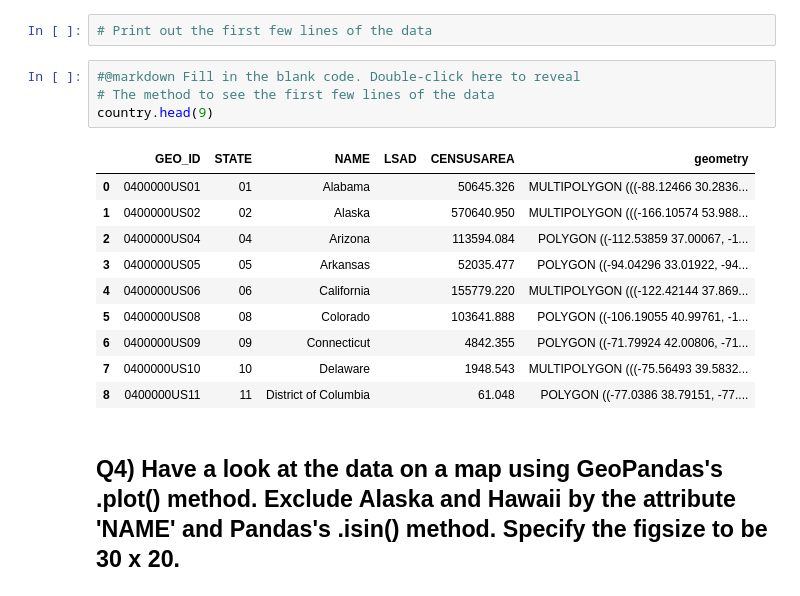
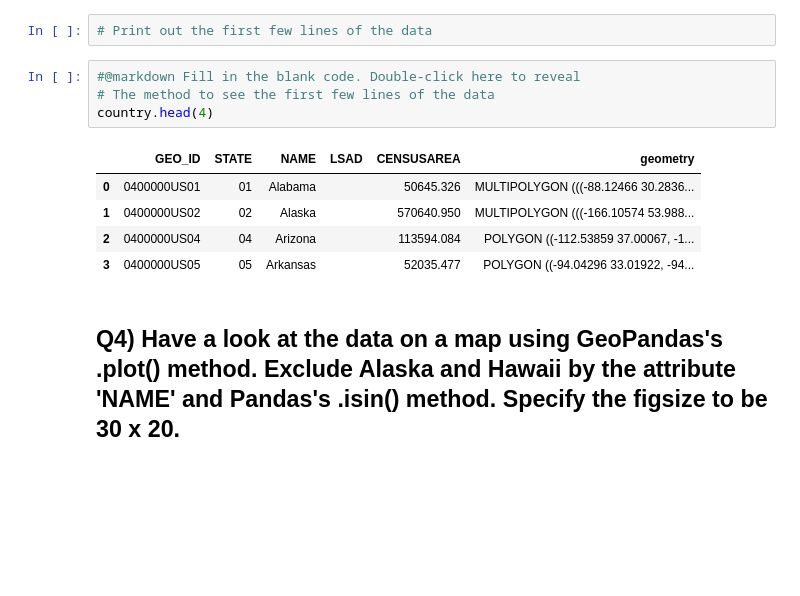
Before and after one commit to Sbindola/2025_Intro_Python, a Jupyter notebook: notebook/W3_S2.ipynb, the cells around one changed output. Drawn from its saved outputs; the diff is of its cells as text; blank space fills up the shorter version.

```diff
--- a/notebook/W3_S2.ipynb
+++ b/notebook/W3_S2.ipynb
@@ -123,18 +123,13 @@ country = gpd.read_file(path)
 # %%
 #@markdown Fill in the blank code. Double-click here to reveal
 # The method to see the first few lines of the data
-country.head(9)
+country.head(4)
 # %% [output]
 |  | GEO_ID | STATE | NAME | LSAD | CENSUSAREA | geometry |
 | 0 | 0400000US01 | 01 | Alabama |  | 50645.326 | MULTIPOLYGON (((-88.12466 30.2836... |
 | 1 | 0400000US02 | 02 | Alaska |  | 570640.950 | MULTIPOLYGON (((-166.10574 53.988... |
 | 2 | 0400000US04 | 04 | Arizona |  | 113594.084 | POLYGON ((-112.53859 37.00067, -1... |
 | 3 | 0400000US05 | 05 | Arkansas |  | 52035.477 | POLYGON ((-94.04296 33.01922, -94... |
-| 4 | 0400000US06 | 06 | California |  | 155779.220 | MULTIPOLYGON (((-122.42144 37.869... |
-| 5 | 0400000US08 | 08 | Colorado |  | 103641.888 | POLYGON ((-106.19055 40.99761, -1... |
-| 6 | 0400000US09 | 09 | Connecticut |  | 4842.355 | POLYGON ((-71.79924 42.00806, -71... |
-| 7 | 0400000US10 | 10 | Delaware |  | 1948.543 | MULTIPOLYGON (((-75.56493 39.5832... |
-| 8 | 0400000US11 | 11 | District of Columbia |  | 61.048 | POLYGON ((-77.0386 38.79151, -77.... |
 # %% [markdown]
 ## Q4) Have a look at the data on a map using GeoPandas's .plot() method. Exclude Alaska and Hawaii by the attribute 'NAME' and Pandas's .isin() method. Specify the figsize to be 30 x 20.
 # %%
```
Also changed, not shown: parts of 1 cell of this notebook.
